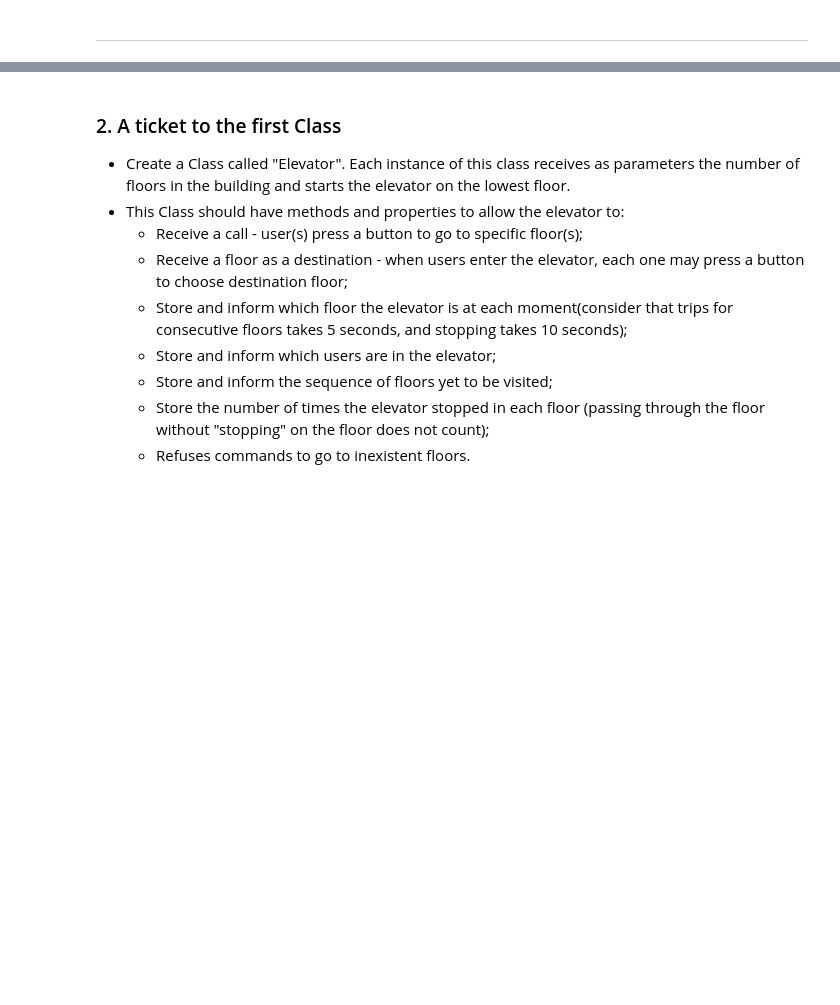
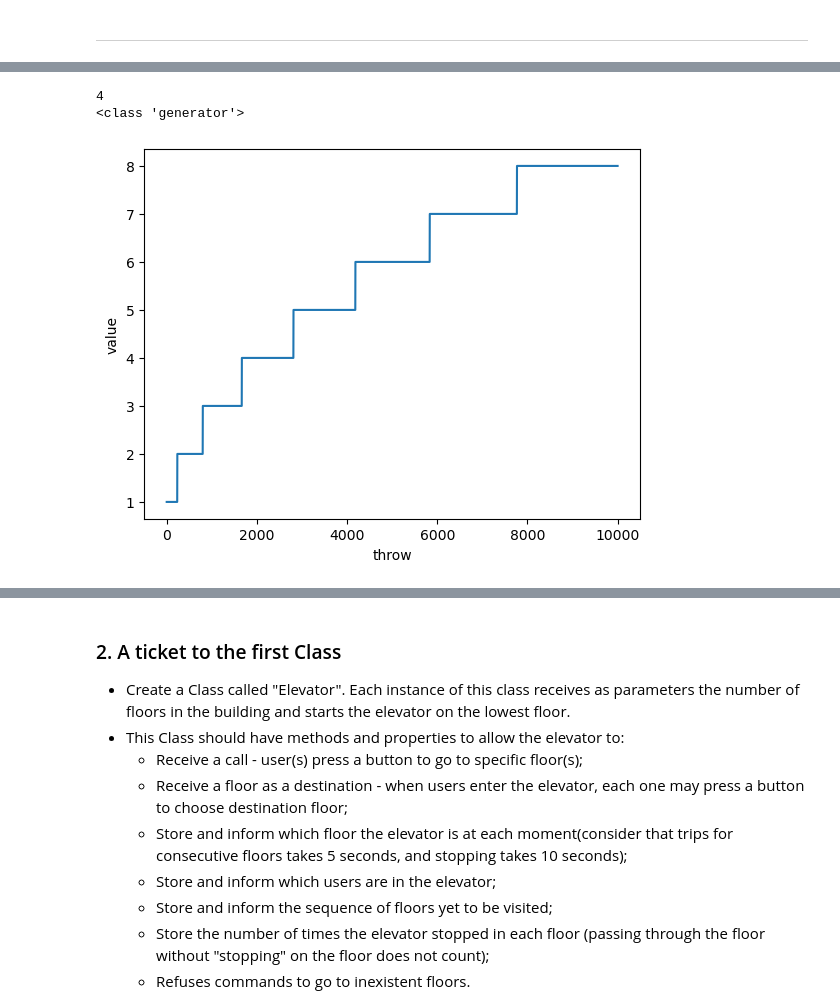
Before and after one commit to rsouza/Python_Course, a Jupyter notebook: Assignments/EN/Assignment_6.ipynb, the cells around one changed output, grey strips where cells are left out. Drawn from its saved outputs; the diff is of its cells as text; code cells hidden in the pictures; blank space fills up the shorter version.

```diff
--- a/Assignments/EN/Assignment_6.ipynb
+++ b/Assignments/EN/Assignment_6.ipynb
@@ -28,0 +23,57 @@ In this assigment we are going to play with generators and instances/classes - s
+# %%
+# a)
+import random
+
+def rollDie():
+    value = 0
+    while True:
+        rand = random.randint(1,36)
+        if rand == 1:
+            value = 1
+        elif rand in range(4):
+            value = 2
+        elif rand in range(7):
+            value = 3
+        elif rand in range(11):
+            value = 4
+        elif rand in range(16):
+            value = 5
+        elif rand in range(22):
+            value = 6
+        elif rand in range(29):
+            value = 7
+        elif rand in range(37):
+            value = 8
+        yield value
+
+throw = rollDie()
+
+print(next(throw))
+print(type(throw))
+# %% [output]
+4
+<class 'generator'>
+# %%
+# b)
+import matplotlib.pyplot as plt
+
+%matplotlib inline
+
+throws =[]
+i = 0
+while i < 10000:
+    throws.append(next(throw))
+    i += 1
+
+throws.sort()
+# print(throws)
+
+
+plt.plot(throws)
+
+plt.ylabel('value')
+plt.xlabel('throw')
+
+plt.show()
+# %% [output]
+[figure, added]
```
Also changed, not shown: parts of 7 cells of this notebook, 4 other files.
